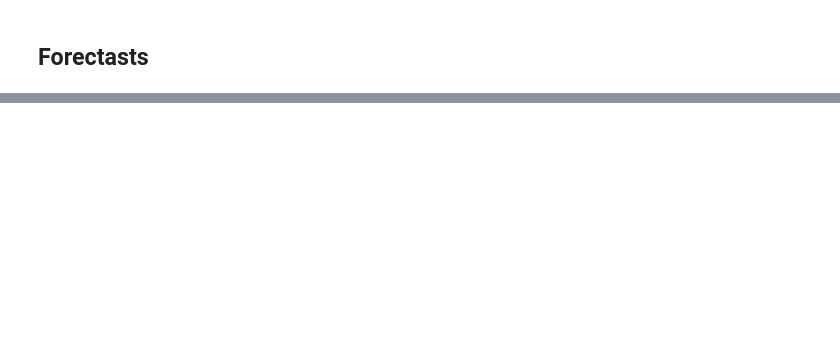
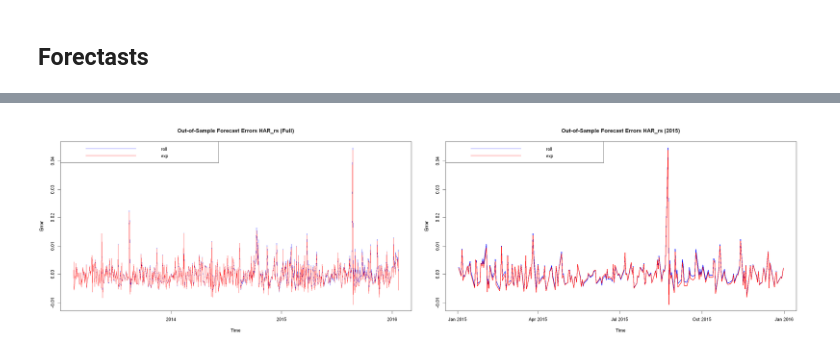
Before and after one commit to ahojdobryden/FiCox, a Jupyter notebook: project/final.ipynb, the cells around one changed output, grey strips where cells are left out. Cells and saved outputs as stored; diff of their text form; code cells hidden in the pictures; blank space fills up the shorter version.

```diff
--- a/project/final.ipynb
+++ b/project/final.ipynb
@@ -462,0 +521,27 @@ legend("topleft", legend = c("AR1", "HAR", "HAR-RS-RK", "HAR-RS"),
+# %%
+options(repr.plot.width = 28, repr.plot.height = 8)
+
+# 1. Prepare your data
+har_rs_errors <- merge(err_har_rs_roll, err_har_rs_exp)
+har_rs_errors_2015 <- har_rs_errors["2015"] # Create the 2014 subset
+
+# 2. Split the plotting window into 1 row, 2 columns
+par(mfrow = c(1, 2))
+
+# 3. Plot 1: Full dataset (Left Side)
+zoo::plot.zoo(har_rs_errors, plot.type = "single",
+            col = c("blue", "red"),lwd = 1.5,
+            main = "Out-of-Sample Forecast Errors HAR_rs (Full)",
+            ylab = "Error", xlab = "Time")
+legend("topleft", legend = c("roll", "exp"),
+        col = c("blue", "red"), lty = 1)
+
+# 4. Plot 2: 2014 dataset only (Right Side)
+zoo::plot.zoo(har_rs_errors_2015, plot.type = "single",
+            col = c("blue", "red"),lwd = 2,
+            main = "Out-of-Sample Forecast Errors HAR_rs (2015)",
+            ylab = "Error", xlab = "Time")
+legend("topleft", legend = c("roll", "exp"),
+        col = c("blue", "red"), lty = 1,bg = adjustcolor("white", alpha.f = 0.7))
+# %% [output]
+[figure, added]
```
Also changed, not shown: parts of 22 cells of this notebook.
